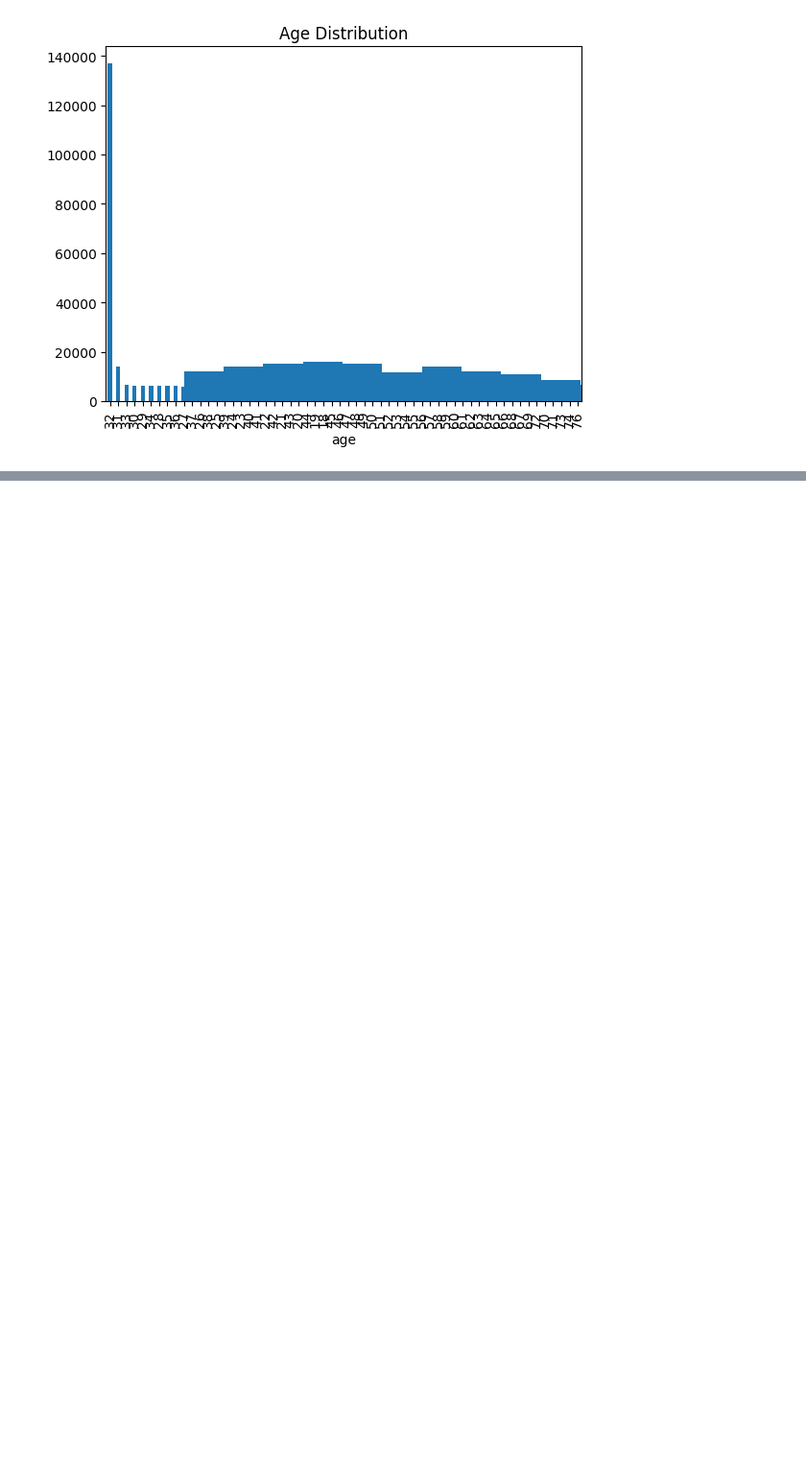
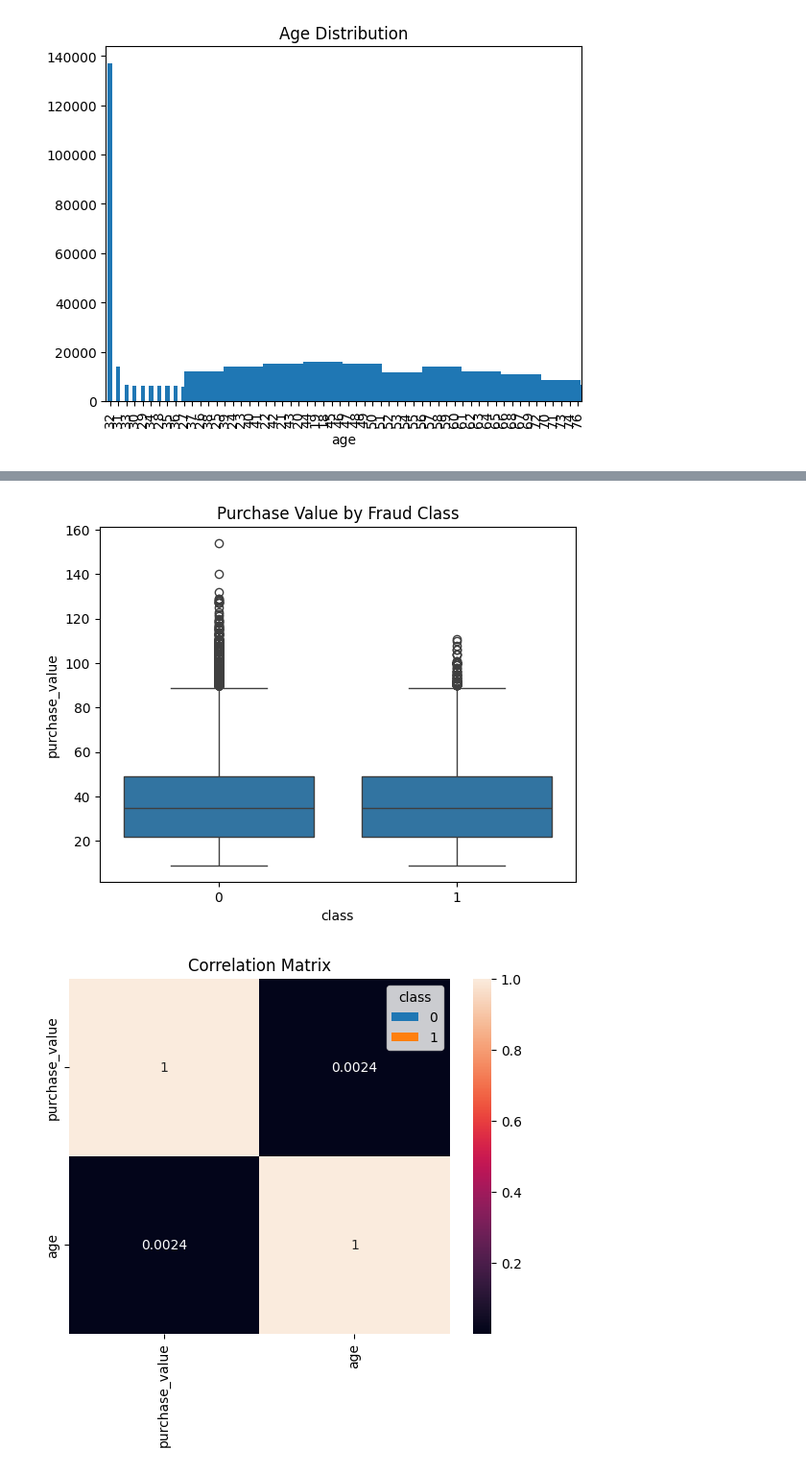
Before and after one commit to ruth22soft/fraud_detection_in-bank_transactions_using_AI_models, a Jupyter notebook: notebooks/eda.ipynb, the cells around one changed output, grey strips where cells are left out. Shown at 96% size. Drawn from its saved outputs; the diff is of its cells as text; code cells hidden in the pictures; blank space fills up the shorter version.

```diff
--- a/notebooks/eda.ipynb
+++ b/notebooks/eda.ipynb
@@ -134,0 +143,22 @@ plt.savefig('age_distribution.png')
+# %%
+import seaborn as sns
+
+# Box plot: purchase_value by class
+sns.boxplot(x='class', y='purchase_value', data=fraud_data)
+plt.title('Purchase Value by Fraud Class')
+plt.savefig('purchase_value_by_class.png')
+
+# Bar plot: source by class
+fraud_data.groupby(['source', 'class']).size().unstack().plot(kind='bar')
+plt.title('Source by Fraud Class')
+plt.savefig('source_by_class.png')
+
+# Correlation matrix for numerical features
+numerical_cols = ['purchase_value', 'age']
+correlation_matrix = fraud_data[numerical_cols].corr()
+sns.heatmap(correlation_matrix, annot=True)
+plt.title('Correlation Matrix')
+plt.savefig('correlation_matrix.png')
+# %% [output]
+[figure, added]
+[figure, added]
```
Also changed, not shown: parts of 1 cell of this notebook, 4 other files.
